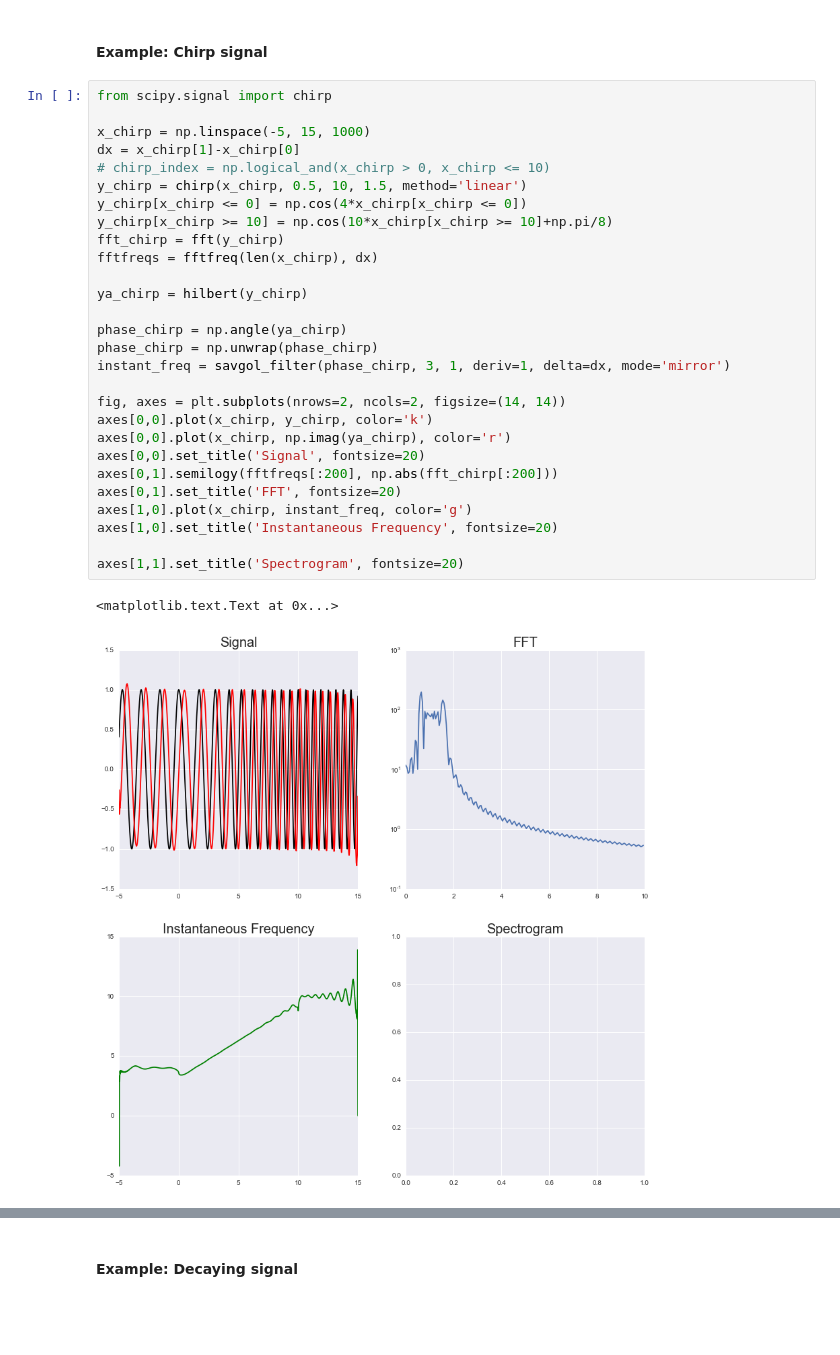
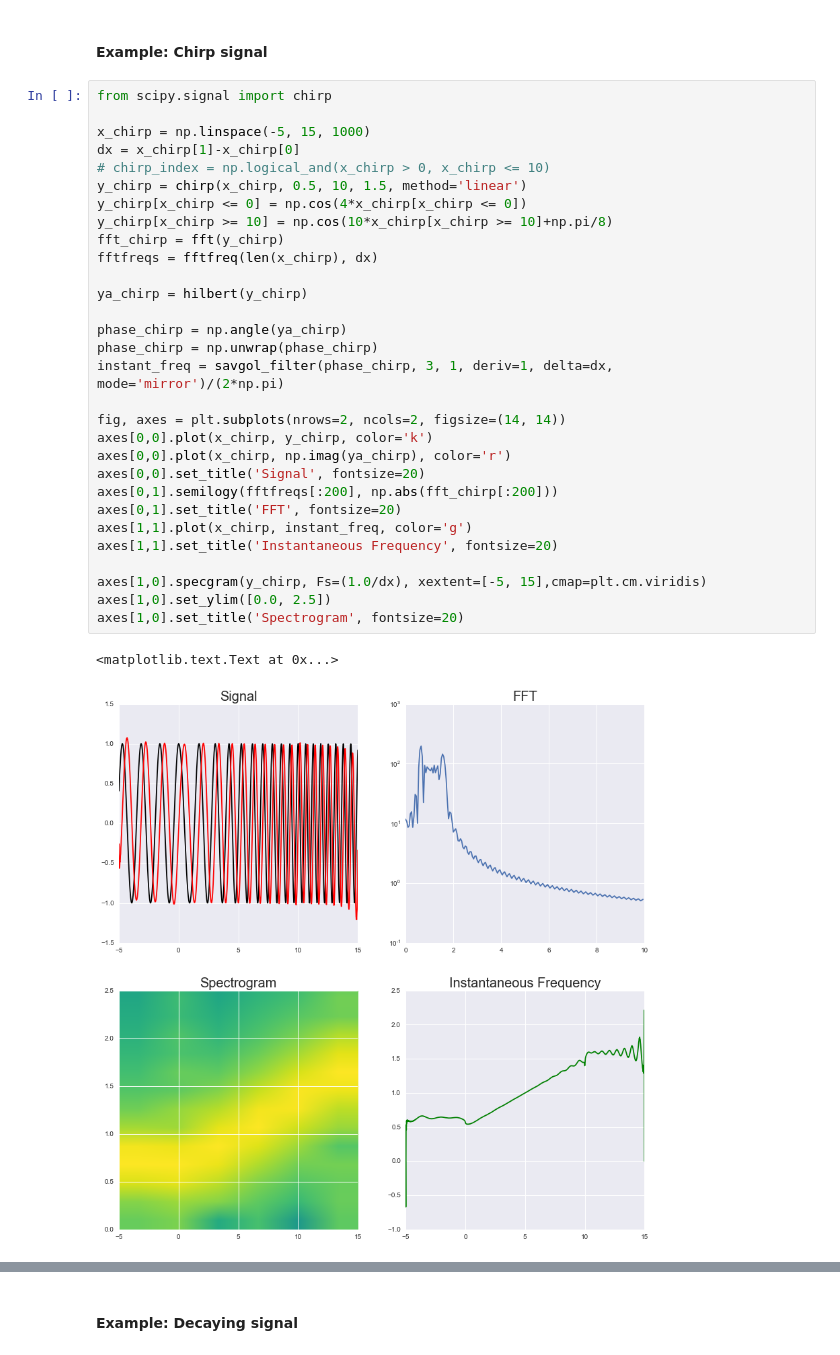
Before and after one commit to anzelpwj/Stats-week, a Jupyter notebook: Hilbert_Transform.ipynb, the cells around one changed output, grey strips where cells are left out. Cells and saved outputs as stored; diff of their text form; blank space fills up the shorter version.

```diff
--- a/Hilbert_Transform.ipynb
+++ b/Hilbert_Transform.ipynb
@@ -69,31 +74,33 @@ The cosine $\leftrightarrow$ sine bit of the Hilbert Transform and how we make t
 # %%
 from scipy.signal import chirp
 
 x_chirp = np.linspace(-5, 15, 1000)
 dx = x_chirp[1]-x_chirp[0]
 # chirp_index = np.logical_and(x_chirp > 0, x_chirp <= 10)
 y_chirp = chirp(x_chirp, 0.5, 10, 1.5, method='linear')
 y_chirp[x_chirp <= 0] = np.cos(4*x_chirp[x_chirp <= 0])
 y_chirp[x_chirp >= 10] = np.cos(10*x_chirp[x_chirp >= 10]+np.pi/8)
 fft_chirp = fft(y_chirp)
 fftfreqs = fftfreq(len(x_chirp), dx)
 
 ya_chirp = hilbert(y_chirp)
 
 phase_chirp = np.angle(ya_chirp)
 phase_chirp = np.unwrap(phase_chirp)
-instant_freq = savgol_filter(phase_chirp, 3, 1, deriv=1, delta=dx, mode='mirror')
+instant_freq = savgol_filter(phase_chirp, 3, 1, deriv=1, delta=dx, mode='mirror')/(2*np.pi)
 
 fig, axes = plt.subplots(nrows=2, ncols=2, figsize=(14, 14))
 axes[0,0].plot(x_chirp, y_chirp, color='k')
 axes[0,0].plot(x_chirp, np.imag(ya_chirp), color='r')
 axes[0,0].set_title('Signal', fontsize=20)
 axes[0,1].semilogy(fftfreqs[:200], np.abs(fft_chirp[:200]))
 axes[0,1].set_title('FFT', fontsize=20)
-axes[1,0].plot(x_chirp, instant_freq, color='g')
-axes[1,0].set_title('Instantaneous Frequency', fontsize=20)
+axes[1,1].plot(x_chirp, instant_freq, color='g')
+axes[1,1].set_title('Instantaneous Frequency', fontsize=20)
 
-axes[1,1].set_title('Spectrogram', fontsize=20)
+axes[1,0].specgram(y_chirp, Fs=(1.0/dx), xextent=[-5, 15],cmap=plt.cm.viridis)
+axes[1,0].set_ylim([0.0, 2.5])
+axes[1,0].set_title('Spectrogram', fontsize=20)
 # %% [output]
 <matplotlib.text.Text at 0x...>
-[figure, old version]
+[figure, new version]
```
Also changed, not shown: parts of 18 cells of this notebook.
